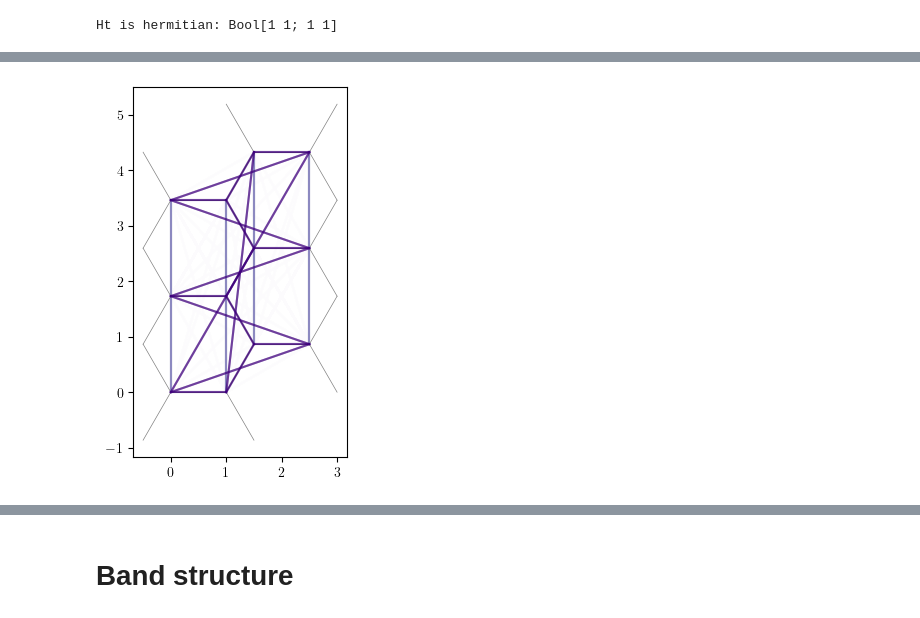
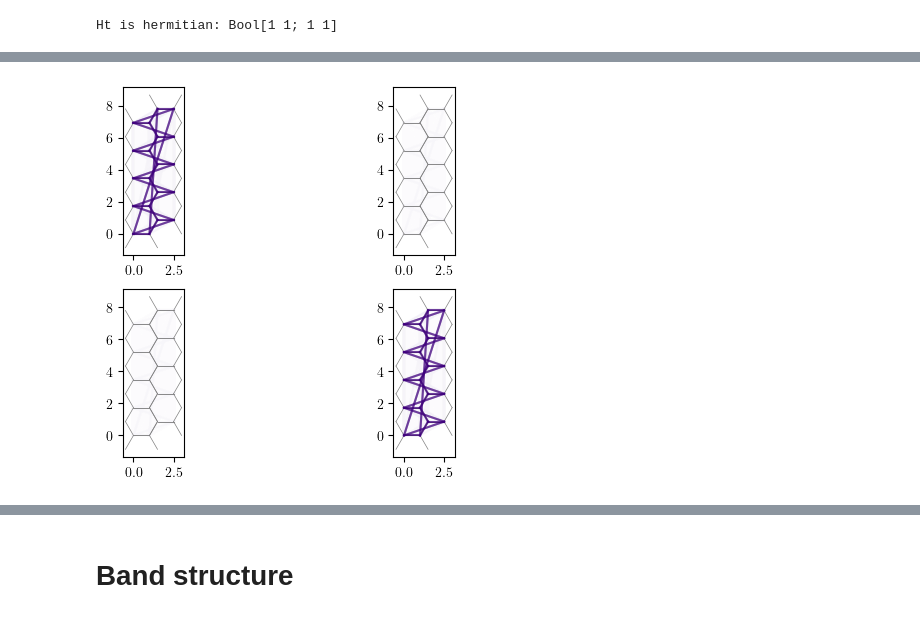
Before and after one commit to tensor4all/QuanticsTCI.jl, a Jupyter notebook: example/chern/chern_kanemele.ipynb, the cells around one changed output, grey strips where cells are left out. Saved outputs shown, nothing was run; the diff lists cells and outputs as text; code cells hidden in the pictures.

```diff
--- a/example/chern/chern_kanemele.ipynb
+++ b/example/chern/chern_kanemele.ipynb
@@ -27,7 +27,7 @@ maxlinkdim (generic function with 2 methods)
 # %% [markdown]
 # Honeycomb lattice
 # %%
-q = 3
+q = 5
 B = 4pi / sqrt(3) / q
 
 lattice = honeycomblattice(0, 1, 0, q - 1)
@@ -146,0 +147,12 @@ Hlambda is hermitian: Bool[1 1; 1 1]
+# %%
+HR = get_HR(q, [0.0, 0.0], lattice)
+vmax = maximum(abs.(HR))
+
+fig, axs = subplots(2, 2)
+for alpha in 1:2, beta in 1:2
+    ax = axs[alpha, beta]
+    ax.set_aspect(1)
+    displayhamiltonian(ax, abs.(HR[:, alpha, :, beta]), lattice; vmax=vmax)
+end
+
+println("\nHR is hermitian: $([reshape(HR, 8q, 8q) ≈ adjoint(reshape(HR, 8q, 8q))])")
@@ -147,8 +167,12 @@ Hlambda is hermitian: Bool[1 1; 1 1]
 # %%
-H = get_H(q, 0.6, [0.0, 0.0], lattice)
+H = get_H(q, 0.06, 0.05, [0.0, 0.0], lattice; mass=0.4)
+vmax = maximum(abs.(H))
 
-fig, ax = subplots()
-ax.set_aspect(1)
-displayhamiltonian(ax, abs.(H[:, 1, :, 1]), lattice)
+fig, axs = subplots(2, 2)
+for alpha in 1:2, beta in 1:2
+    ax = axs[alpha, beta]
+    ax.set_aspect(1)
+    displayhamiltonian(ax, abs.(H[:, alpha, :, beta]), lattice; vmax=vmax)
+end
 # %% [output]
-[figure, old version]
+[figure, new version]
```
Also changed, not shown: parts of 34 cells of this notebook, 2 other files.
